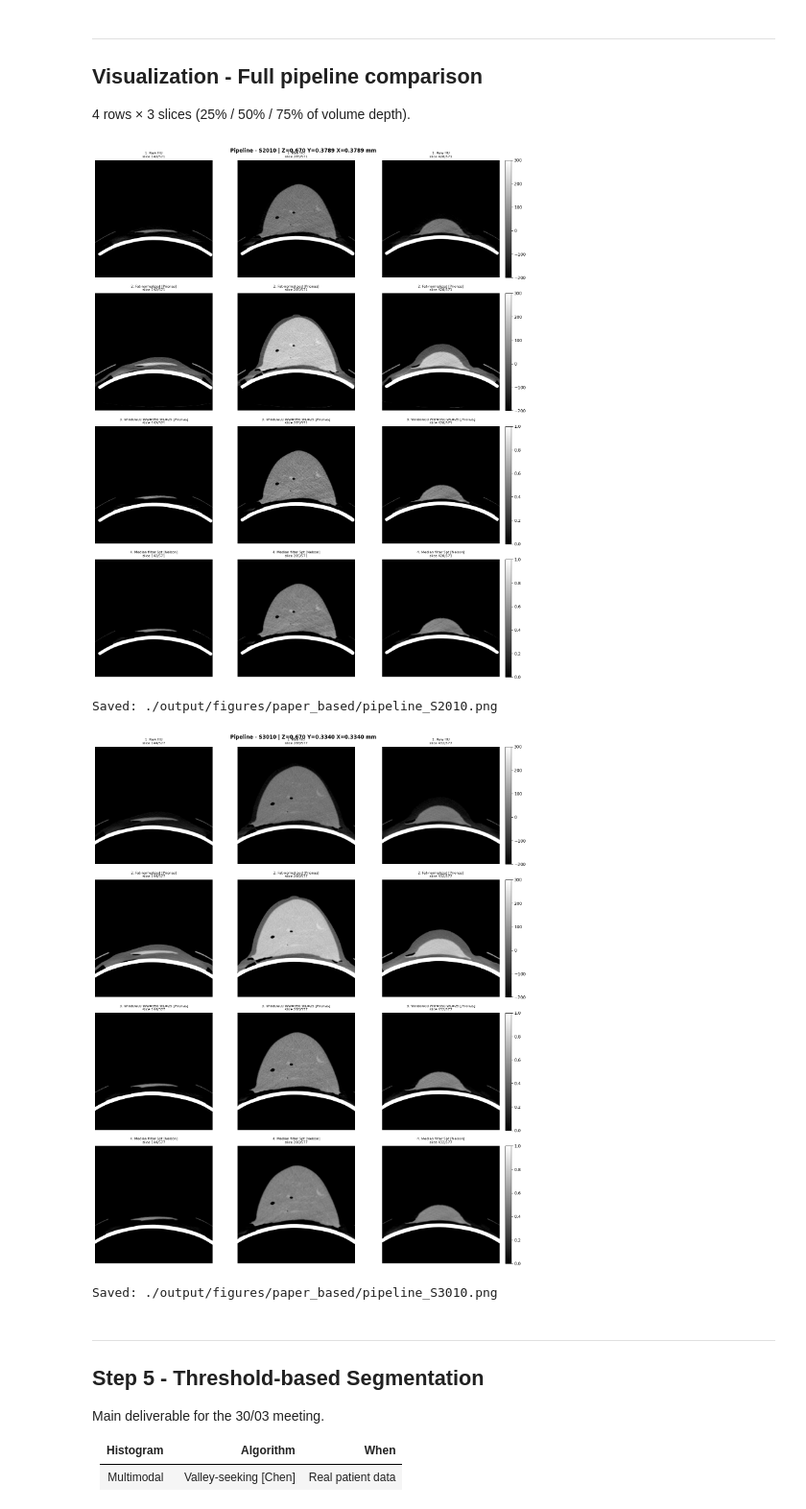
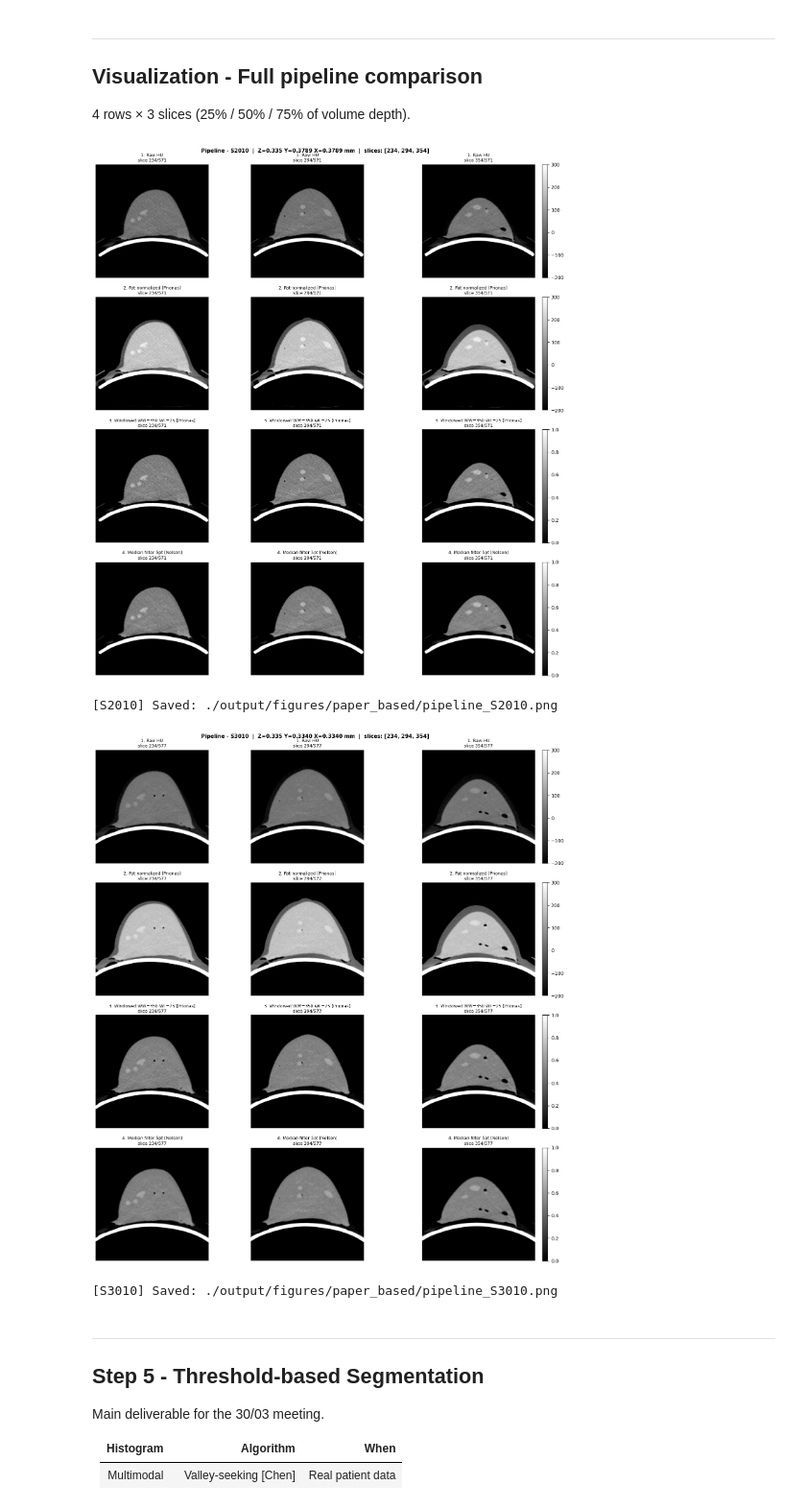
Before and after one commit to Morook97/guided_breast_biopsy, a Jupyter notebook: notebooks/03_preprocessing_phantom_paper_based.ipynb, the cells around one changed output. Shown at 96% size. Saved outputs shown, nothing was run; the diff lists cells and outputs as text; code cells hidden in the pictures.

```diff
--- a/notebooks/03_preprocessing_phantom_paper_based.ipynb
+++ b/notebooks/03_preprocessing_phantom_paper_based.ipynb
@@ -296,38 +384,57 @@ filtered_S3010 = apply_median_filter(windowed_S3010, "S3010")
 # %%
 # ============================================================
 # CELL 6 - Full pipeline visualization (4 rows x 3 slices)
 # ============================================================
+# Fixed slices [234, 294, 354] for both series, chosen as representative
+# central frames where the phantom is well visible.
 
-def visualize_full_pipeline(hu_vol, norm_vol, wind_vol, filt_vol, series_name, spacing):
-    n, idxs = hu_vol.shape[0], [hu_vol.shape[0]//4, hu_vol.shape[0]//2, 3*hu_vol.shape[0]//4]
+PIPELINE_SLICES = [234, 294, 354]
+
+
+def visualize_full_pipeline(hu_vol, norm_vol, wind_vol, filt_vol,
+                            series_name, spacing,
+                            slice_indices=PIPELINE_SLICES):
+    n = hu_vol.shape[0]
+    idxs = [s for s in slice_indices if 0 <= s < n]
+
     rows_data = [
-        (hu_vol,   "1. Raw HU",                              dict(vmin=-200, vmax=300)),
-        (norm_vol, "2. Fat-normalized [Prionas]",         dict(vmin=-200, vmax=300)),
-        (wind_vol, "3. Windowed WW=350 WL=25 [Prionas]", dict(vmin=0, vmax=1)),
-        (filt_vol, "4. Median filter 5pt [Nelson]",       dict(vmin=0, vmax=1)),
+        (hu_vol,   "1. Raw HU",                          dict(vmin=-200, vmax=300)),
+        (norm_vol, "2. Fat-normalized [Prionas]",        dict(vmin=-200, vmax=300)),
+        (wind_vol, "3. Windowed WW=350 WL=25 [Prionas]", dict(vmin=0,    vmax=1)),
+        (filt_vol, "4. Median filter 5pt [Nelson]",      dict(vmin=0,    vmax=1)),
     ]
-    fig, axes = plt.subplots(4, 3, figsize=(15, 18))
-    fig.suptitle(f"Pipeline - {series_name} | Z={spacing[0]:.3f} Y={spacing[1]:.4f} X={spacing[2]:.4f} mm",
-                 fontsize=12, fontweight='bold')
+
+    fig, axes = plt.subplots(4, len(idxs), figsize=(5 * len(idxs), 16))
+    fig.suptitle(f"Pipeline - {series_name}  |  "
+                 f"Z={spacing[0]:.3f} Y={spacing[1]:.4f} X={spacing[2]:.4f} mm  |  "
+                 f"slices: {idxs}",
+                 fontsize=11, fontweight='bold')
+
     for row_idx, (vol, label, kwargs) in enumerate(rows_data):
         for col_idx, sl in enumerate(idxs):
             ax = axes[row_idx, col_idx]
             im = ax.imshow(vol[sl], cmap='gray', **kwargs)
-            ax.set_title(f"{label}\nslice {sl}/{n}", fontsize=8); ax.axis('off')
-            if col_idx == 2: plt.colorbar(im, ax=ax, fraction=0.046, pad=0.04)
+            ax.set_title(f"{label}\nslice {sl}/{n}", fontsize=9)
+            ax.axis('off')
+            if col_idx == len(idxs) - 1:
+                plt.colorbar(im, ax=ax, fraction=0.046, pad=0.04)
+
     plt.tight_layout()
     out = f"./output/figures/paper_based/pipeline_{series_name}.png"
-    plt.savefig(out, dpi=150, bbox_inches='tight'); plt.show()
-    print(f"Saved: {out}")
+    plt.savefig(out, dpi=150, bbox_inches='tight')
+    plt.show()
+    print(f"[{series_name}] Saved: {out}")
 
 
-visualize_full_pipeline(hu_S2010, norm_S2010, windowed_S2010, filtered_S2010, "S2010", spacing_S2010)
-visualize_full_pipeline(hu_S3010, norm_S3010, windowed_S3010, filtered_S3010, "S3010", spacing_S3010)
+visualize_full_pipeline(hu_S2010, norm_S2010, windowed_S2010, filtered_S2010,
+                        "S2010", spacing_S2010)
+visualize_full_pipeline(hu_S3010, norm_S3010, windowed_S3010, filtered_S3010,
+                        "S3010", spacing_S3010)
 # %% [output]
-[figure, old version]
+[figure, new version]
-Saved: ./output/figures/paper_based/pipeline_S2010.png
+[S2010] Saved: ./output/figures/paper_based/pipeline_S2010.png
-[figure, old version]
+[figure, new version]
-Saved: ./output/figures/paper_based/pipeline_S3010.png
+[S3010] Saved: ./output/figures/paper_based/pipeline_S3010.png
 # %% [markdown]
 ---
 ## Step 5 - Threshold-based Segmentation
```
Also changed, not shown: parts of 16 cells of this notebook.
